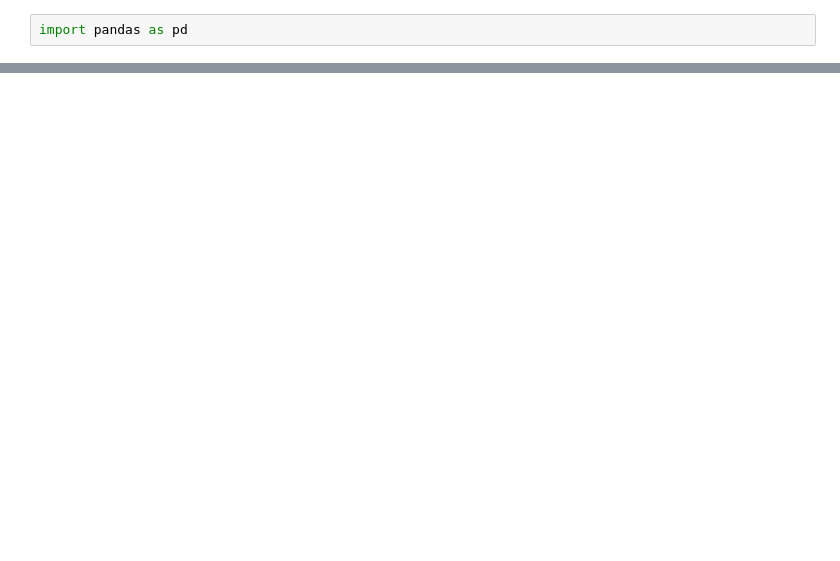
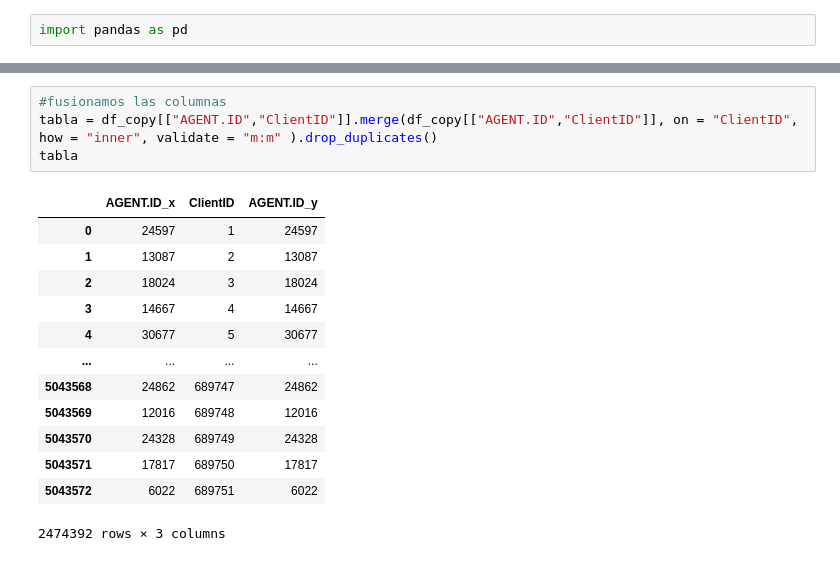
Before and after one commit to JuanJT117/business_Intelligence, a Jupyter notebook: Clase_1.ipynb, the cells around one changed output, grey strips where cells are left out. Cells and saved outputs as stored; diff of their text form; blank space fills up the shorter version.

```diff
--- a/Clase_1.ipynb
+++ b/Clase_1.ipynb
@@ -37,0 +107,18 @@ memory usage: 74.3+ MB
+# %%
+#fusionamos las columnas
+tabla = df_copy[["AGENT.ID","ClientID"]].merge(df_copy[["AGENT.ID","ClientID"]], on = "ClientID", how = "inner", validate = "m:m" ).drop_duplicates()
+tabla
+# %% [output]
+|  | AGENT.ID_x | ClientID | AGENT.ID_y |
+| 0 | 24597 | 1 | 24597 |
+| 1 | 13087 | 2 | 13087 |
+| 2 | 18024 | 3 | 18024 |
+| 3 | 14667 | 4 | 14667 |
+| 4 | 30677 | 5 | 30677 |
+| ... | ... | ... | ... |
+| 5043568 | 24862 | 689747 | 24862 |
+| 5043569 | 12016 | 689748 | 12016 |
+| 5043570 | 24328 | 689749 | 24328 |
+| 5043571 | 17817 | 689750 | 17817 |
+| 5043572 | 6022 | 689751 | 6022 |
+2474392 rows × 3 columns
```
Also changed, not shown: parts of 18 cells of this notebook, 3 other files.
